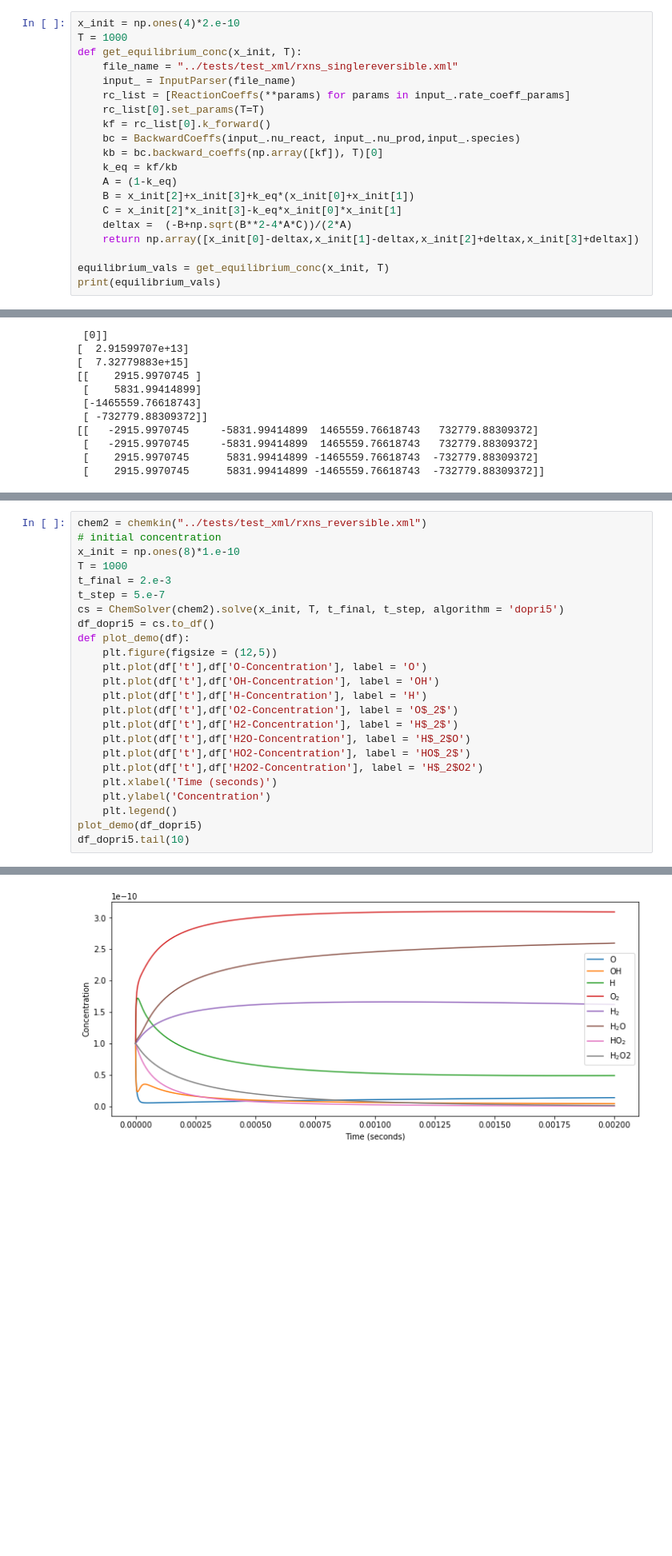
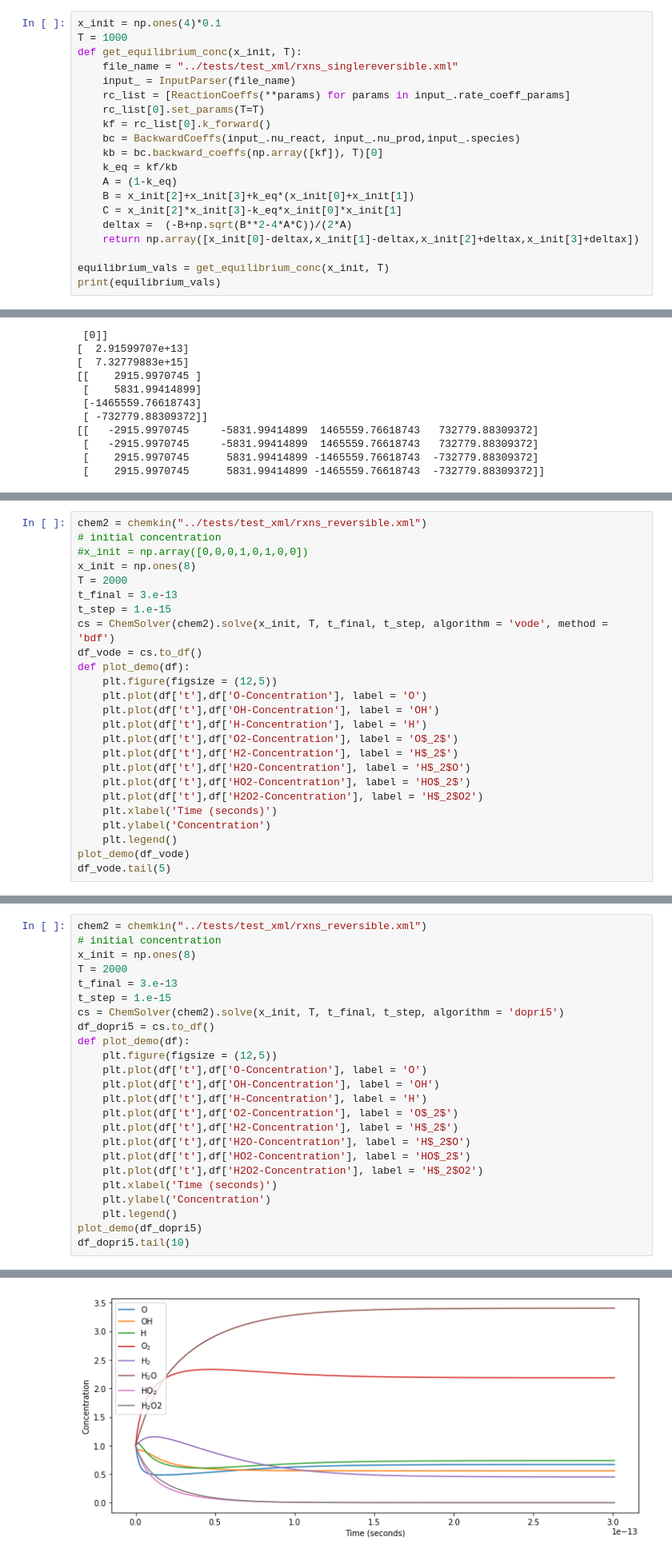
Before and after one commit to cs207group4/cs207-FinalProject, a Jupyter notebook: demo_notebook/demo_equilibrium.ipynb, the cells around one changed output, grey strips where cells are left out. Shown at 80% size. Saved outputs shown, nothing was run; the diff lists cells and outputs as text; blank space fills up the shorter version.

Commit message:
updated reversible demo

```diff
--- a/demo_notebook/demo_equilibrium.ipynb
+++ b/demo_notebook/demo_equilibrium.ipynb
@@ -85,7 +85,7 @@ Finished reading xml input file
 6.631578954000001e-05 [  1.88150384e-10   1.88150384e-10   1.18496159e-11   1.18496159e-11]
 7.000000007e-05 [  1.88143797e-10   1.88143797e-10   1.18562034e-11   1.18562034e-11]
 # %%
-x_init = np.ones(4)*2.e-10
+x_init = np.ones(4)*0.1
 T = 1000
 def get_equilibrium_conc(x_init, T):
     file_name = "../tests/test_xml/rxns_singlereversible.xml"
@@ -254,0 +256,25 @@ Finished reading xml input file
+# %%
+chem2 = chemkin("../tests/test_xml/rxns_reversible.xml")
+# initial concentration
+#x_init = np.array([0,0,0,1,0,1,0,0])
+x_init = np.ones(8)
+T = 2000
+t_final = 3.e-13
+t_step = 1.e-15
+cs = ChemSolver(chem2).solve(x_init, T, t_final, t_step, algorithm = 'vode', method = 'bdf')
+df_vode = cs.to_df()
+def plot_demo(df):
+    plt.figure(figsize = (12,5))
+    plt.plot(df['t'],df['O-Concentration'], label = 'O')
+    plt.plot(df['t'],df['OH-Concentration'], label = 'OH')
+    plt.plot(df['t'],df['H-Concentration'], label = 'H')
+    plt.plot(df['t'],df['O2-Concentration'], label = 'O$_2$')
+    plt.plot(df['t'],df['H2-Concentration'], label = 'H$_2$')
+    plt.plot(df['t'],df['H2O-Concentration'], label = 'H$_2$O')
+    plt.plot(df['t'],df['HO2-Concentration'], label = 'HO$_2$')
+    plt.plot(df['t'],df['H2O2-Concentration'], label = 'H$_2$O2')
+    plt.xlabel('Time (seconds)')
+    plt.ylabel('Concentration')
+    plt.legend()
+plot_demo(df_vode)
+df_vode.tail(5)
@@ -293,10 +328,10 @@ Finished reading xml input file
 # %%
 chem2 = chemkin("../tests/test_xml/rxns_reversible.xml")
 # initial concentration
-x_init = np.ones(8)*1.e-10
-T = 1000
-t_final = 2.e-3
-t_step = 5.e-7
+x_init = np.ones(8)
+T = 2000
+t_final = 3.e-13
+t_step = 1.e-15
 cs = ChemSolver(chem2).solve(x_init, T, t_final, t_step, algorithm = 'dopri5')
 df_dopri5 = cs.to_df()
 def plot_demo(df):
@@ -330,4 +365,4 @@ Finished reading xml input file
-[figure, old version]
+[figure, new version]
 # %%
 chem2 = chemkin("../tests/test_xml/rxns_reversible.xml")
 # initial concentration
```
Also changed, not shown: parts of 10 cells of this notebook, 2 other files.
